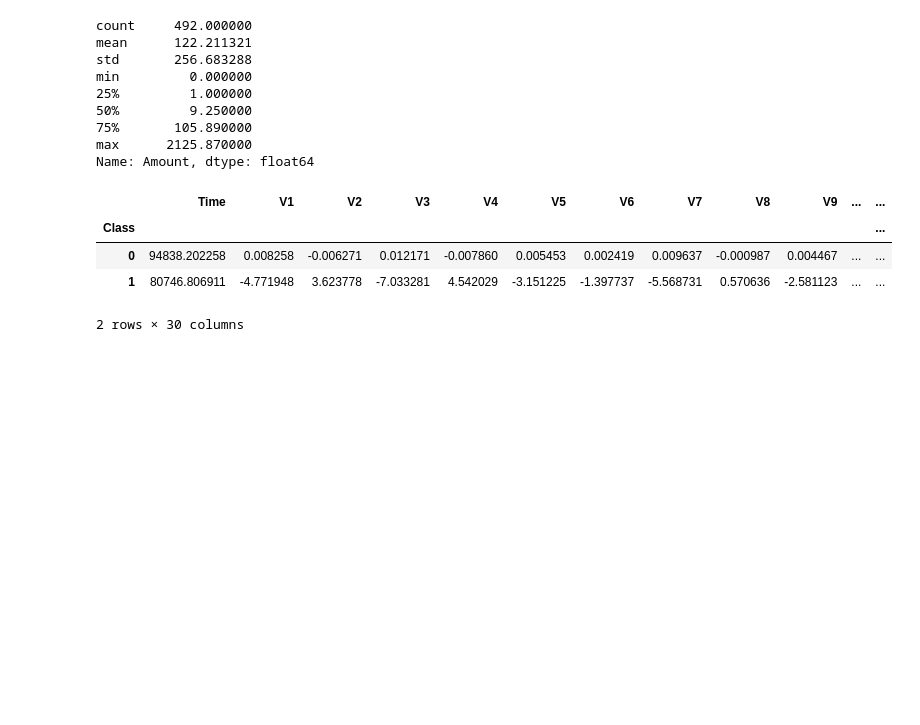
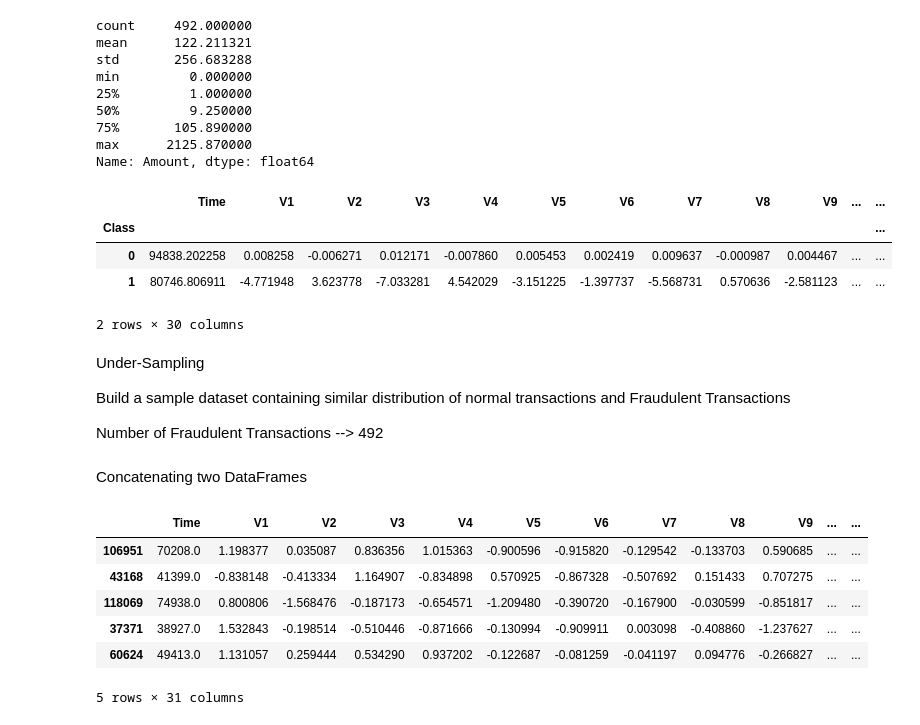
Before and after one commit to YOGDEV/Credit_card_fraud_detection, a Jupyter notebook: fraud.ipynb, the cells around one changed output. Cells and saved outputs as stored; diff of their text form; code cells hidden in the pictures; blank space fills up the shorter version.

Commit message:
Build a sample dataset containing similar distribution of normal transactions and Fraudulent Transactions

```diff
--- a/fraud.ipynb
+++ b/fraud.ipynb
@@ -129,3 +127,25 @@ credit_card_data.groupby('Class').mean()
 | 0 | 94838.202258 | 0.008258 | -0.006271 | 0.012171 | -0.007860 | 0.005453 | 0.002419 | 0.009637 | -0.000987 | 0.004467 | ... | ... |
 | 1 | 80746.806911 | -4.771948 | 3.623778 | -7.033281 | 4.542029 | -3.151225 | -1.397737 | -5.568731 | 0.570636 | -2.581123 | ... | ... |
 2 rows × 30 columns
+# %% [markdown]
+Under-Sampling
+
+Build a sample dataset containing similar distribution of normal transactions and Fraudulent Transactions
+
+Number of Fraudulent Transactions --> 492
+# %%
+legit_sample = legit.sample(n=492)
+# %% [markdown]
+Concatenating two DataFrames
+# %%
+new_dataset = pd.concat([legit_sample, fraud], axis=0)
+# %%
+new_dataset.head()
+# %% [output]
+|  | Time | V1 | V2 | V3 | V4 | V5 | V6 | V7 | V8 | V9 | ... | ... |
+| 106951 | 70208.0 | 1.198377 | 0.035087 | 0.836356 | 1.015363 | -0.900596 | -0.915820 | -0.129542 | -0.133703 | 0.590685 | ... | ... |
+| 43168 | 41399.0 | -0.838148 | -0.413334 | 1.164907 | -0.834898 | 0.570925 | -0.867328 | -0.507692 | 0.151433 | 0.707275 | ... | ... |
+| 118069 | 74938.0 | 0.800806 | -1.568476 | -0.187173 | -0.654571 | -1.209480 | -0.390720 | -0.167900 | -0.030599 | -0.851817 | ... | ... |
+| 37371 | 38927.0 | 1.532843 | -0.198514 | -0.510446 | -0.871666 | -0.130994 | -0.909911 | 0.003098 | -0.408860 | -1.237627 | ... | ... |
+| 60624 | 49413.0 | 1.131057 | 0.259444 | 0.534290 | 0.937202 | -0.122687 | -0.081259 | -0.041197 | 0.094776 | -0.266827 | ... | ... |
+5 rows × 31 columns
```
Also changed, not shown: parts of 5 cells of this notebook.
